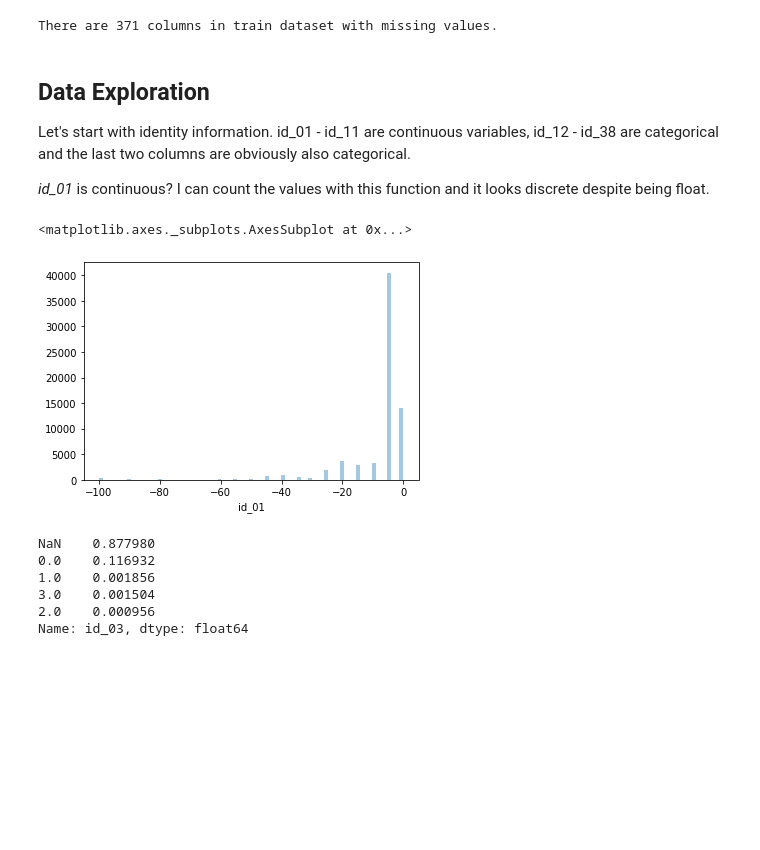
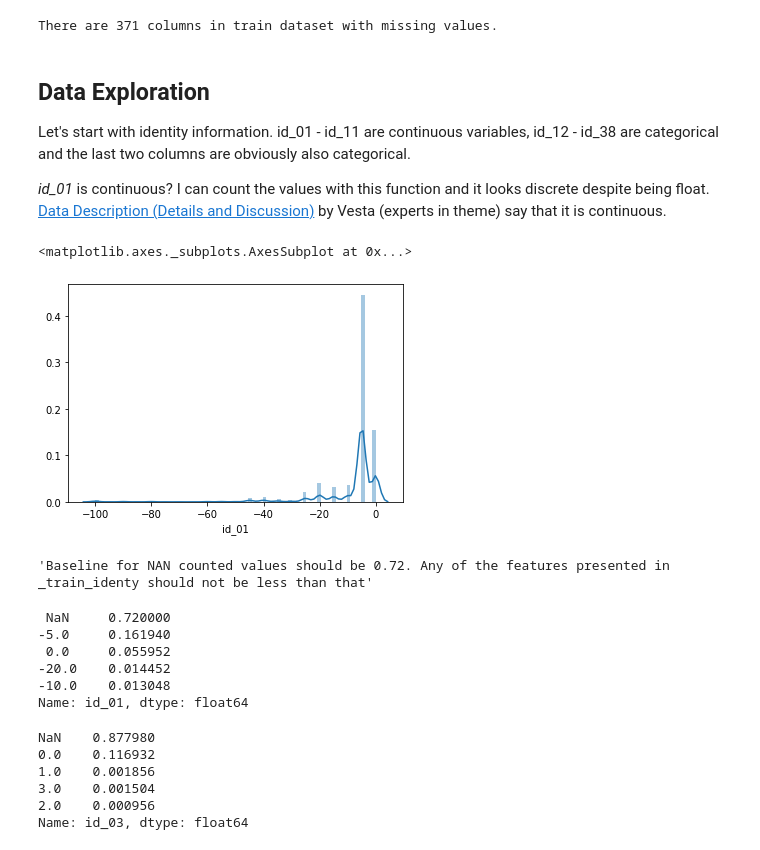
Before and after one commit to CamiVasz/aprendizaje-estadistico, a Jupyter notebook: ieee-fraud-detection/working/data_exploration.ipynb, the cells around one changed output. Cells and saved outputs as stored; diff of their text form; code cells hidden in the pictures; blank space fills up the shorter version.

Commit message:
Corrected the estimation kernel density in boxplot. Just keep working in data_exploration

```diff
--- a/ieee-fraud-detection/working/data_exploration.ipynb
+++ b/ieee-fraud-detection/working/data_exploration.ipynb
@@ -103,11 +87,25 @@ Let's start with identity information. id_01 - id_11 are continuous variables, i
 
 
 *id_01* is continuous? I can count the values with this function and it looks discrete despite being float.
+[Data Description (Details and Discussion)](https://www.kaggle.com/c/ieee-fraud-detection/discussion/101203) by Vesta (experts in theme) say that it is continuous.
 # %%
-sns.distplot(train['id_01'], bins=77, kde = False ) # Why 77
+sns.distplot(train['id_01'], bins=77, kde = True) # Why 77
 # %% [output]
 <matplotlib.axes._subplots.AxesSubplot at 0x...>
-[figure, old version]
+[figure, new version]
+# %%
+f'Baseline for NAN counted values should be {(250000-70000)/ 250000}. Any of the features presented in _train_identy should not be less than that'
+# %% [output]
+'Baseline for NAN counted values should be 0.72. Any of the features presented in _train_identy should not be less than that'
+# %%
+print( train['id_01'].value_counts(dropna=False, normalize=True).head())
+# %% [output]
+ NaN     0.720000
+-5.0     0.161940
+ 0.0     0.055952
+-20.0    0.014452
+-10.0    0.013048
+Name: id_01, dtype: float64
 # %%
 print( train['id_03'].value_counts(dropna=False, normalize=True).head())
 f'id_03 has 88% of missing values and 98% of values are either missing or equal to 0.'
```
Also changed, not shown: parts of 3 cells of this notebook.
